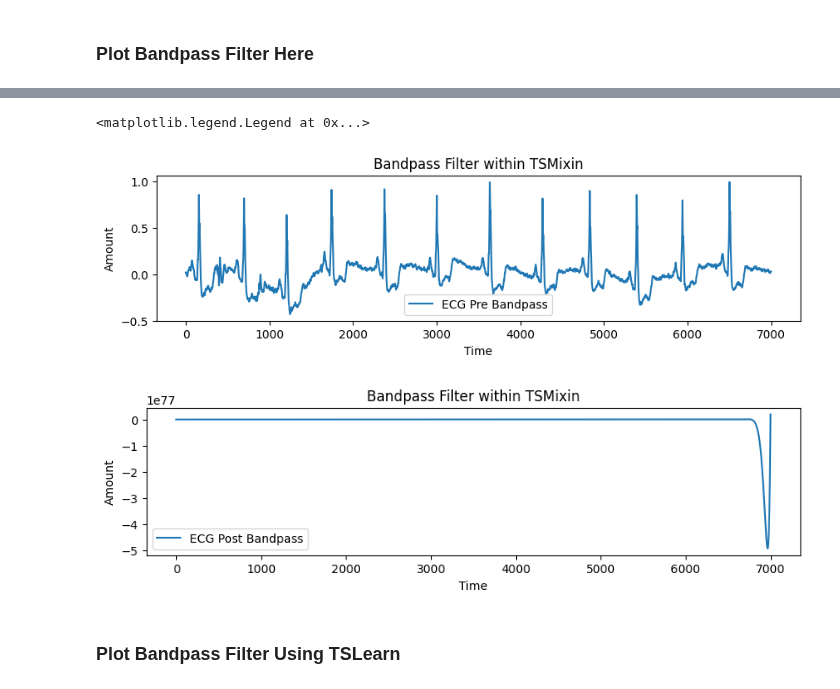
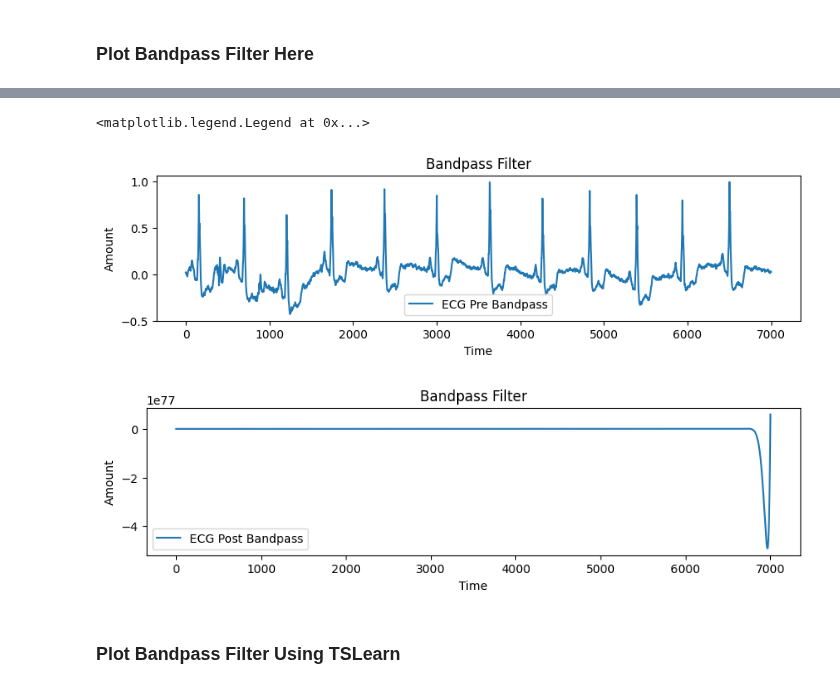
Before and after one commit to invisible-illness-project/lamina, a Jupyter notebook: notebook_experiments/ecg.ipynb, the cells around one changed output, grey strips where cells are left out. Cells and saved outputs as stored; diff of their text form; code cells hidden in the pictures.

Commit message:
feat: plot bandpass

```diff
--- a/notebook_experiments/ecg.ipynb
+++ b/notebook_experiments/ecg.ipynb
@@ -207,6 +207,7 @@ ecg_df
 ### Plot Bandpass Filter Here
 # %%
 filt_s2 = (ecg_df['subject'] == 'S2')
-s2_df = ecg_df[ecg_df[filt_s2]]
+s2_df = ecg_df[filt_s2]
+s2_df.dropna(inplace=True)
 s2_df
 # %% [output]
@@ -214,27 +247,27 @@ ValueError: Boolean array expected for the condition, not object
 # %%
 import matplotlib.pyplot as plt
 
 # Plotting the original and filtered stock price data
 plt.figure(figsize=(10, 5))
 plt.subplot(2, 1, 1)
-plt.plot(ecg_df['ECG'].to_numpy()[:7000], label='ECG Pre Bandpass')
-plt.title('Bandpass Filter within TSMixin')
+plt.plot(s2_df.loc[:7000, 'ECG'], label='ECG Pre Bandpass')
+plt.title('Bandpass Filter')
 plt.xlabel('Time')
 plt.ylabel('Amount')
 plt.legend()
 
 # Plotting the original and filtered stock price data
 plt.figure(figsize=(10, 5))
 plt.subplot(2, 1, 1)
-plt.plot(ecg_df['Post Bandpass'].to_numpy()[:7000], label='ECG Post Bandpass')
-plt.title('Bandpass Filter within TSMixin')
+plt.plot(s2_df.loc[:7000, 'Post Bandpass'], label='ECG Post Bandpass')
+plt.title('Bandpass Filter')
 plt.xlabel('Time')
 plt.ylabel('Amount')
 plt.legend()
 # %% [output]
 <matplotlib.legend.Legend at 0x...>
-[figure, old version]
+[figure, new version]
-[figure, old version]
+[figure, new version]
 # %% [markdown]
 ### Plot Bandpass Filter Using TSLearn
 # %%
```
Also changed, not shown: parts of 2 cells of this notebook.
